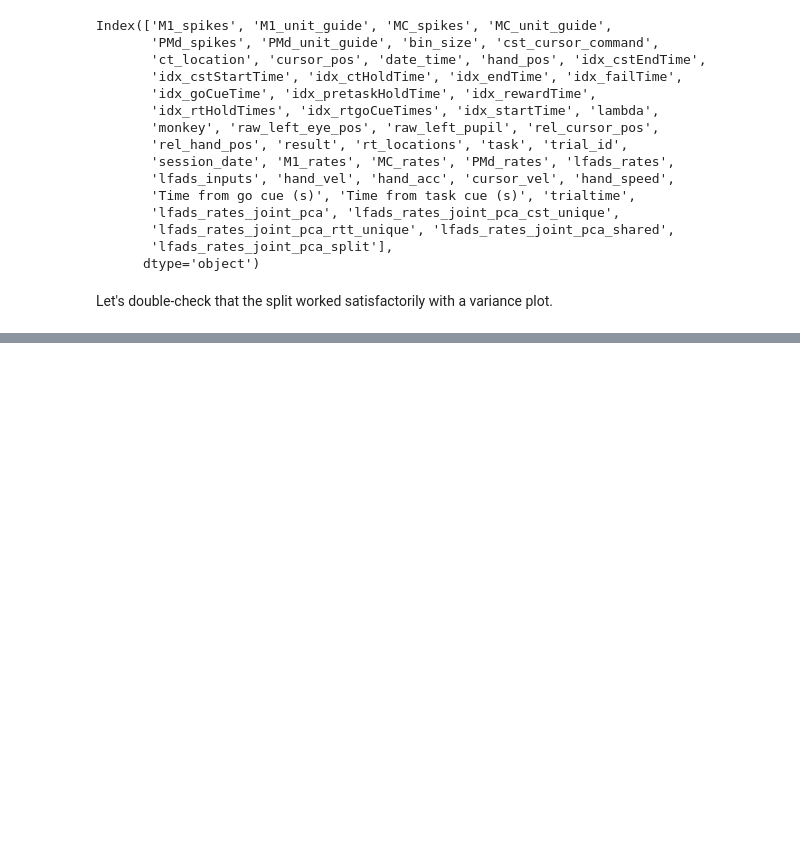
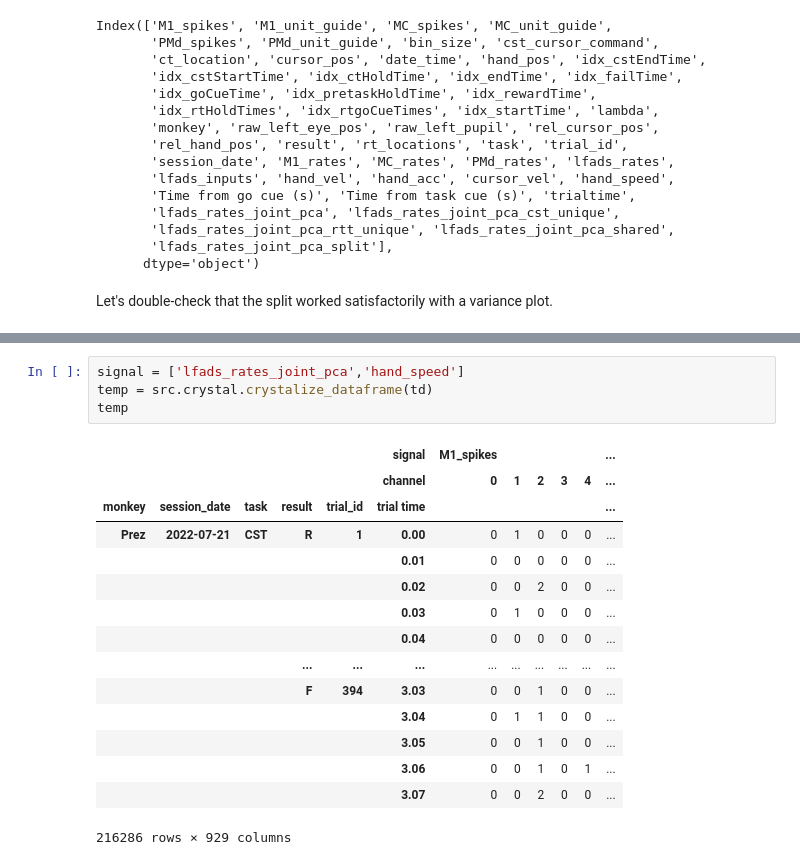
Before and after one commit to raeedcho/cst-dynamics, a Jupyter notebook: diary/split subspace behavioral decoding.ipynb, the cells around one changed output, grey strips where cells are left out. Drawn from its saved outputs; the diff is of its cells as text; blank space fills up the shorter version.

Commit message:
fix: make td crystallization more robust

```diff
--- a/diary/split subspace behavioral decoding.ipynb
+++ b/diary/split subspace behavioral decoding.ipynb
@@ -64,3 +87,23 @@ trial_fig, score_fig = src.decoder_analysis.run_decoder_analysis(
+# %%
+signal = ['lfads_rates_joint_pca','hand_speed']
+temp = src.crystal.crystalize_dataframe(td)
+temp
+# %% [output]
+|  |  |  |  |  | signal | M1_spikes |  |  |  |  | ... |
+|  |  |  |  |  | channel | 0 | 1 | 2 | 3 | 4 | ... |
+| monkey | session_date | task | result | trial_id | trial time |  |  |  |  |  | ... |
+| Prez | 2022-07-21 | CST | R | 1 | 0.00 | 0 | 1 | 0 | 0 | 0 | ... |
+|  |  |  |  |  | 0.01 | 0 | 0 | 0 | 0 | 0 | ... |
+|  |  |  |  |  | 0.02 | 0 | 0 | 2 | 0 | 0 | ... |
+|  |  |  |  |  | 0.03 | 0 | 1 | 0 | 0 | 0 | ... |
+|  |  |  |  |  | 0.04 | 0 | 0 | 0 | 0 | 0 | ... |
+|  |  |  | ... | ... | ... | ... | ... | ... | ... | ... | ... |
+|  |  |  | F | 394 | 3.03 | 0 | 0 | 1 | 0 | 0 | ... |
+|  |  |  |  |  | 3.04 | 0 | 1 | 1 | 0 | 0 | ... |
+|  |  |  |  |  | 3.05 | 0 | 0 | 1 | 0 | 0 | ... |
+|  |  |  |  |  | 3.06 | 0 | 0 | 1 | 0 | 1 | ... |
+|  |  |  |  |  | 3.07 | 0 | 0 | 2 | 0 | 0 | ... |
+216286 rows × 929 columns
 # %%
 src.crystal.extract_trial_event_times(td).loc['Prez','2022-07-21',2]
 # %% [output]
```
Also changed, not shown: parts of 3 cells of this notebook, 1 other file.
